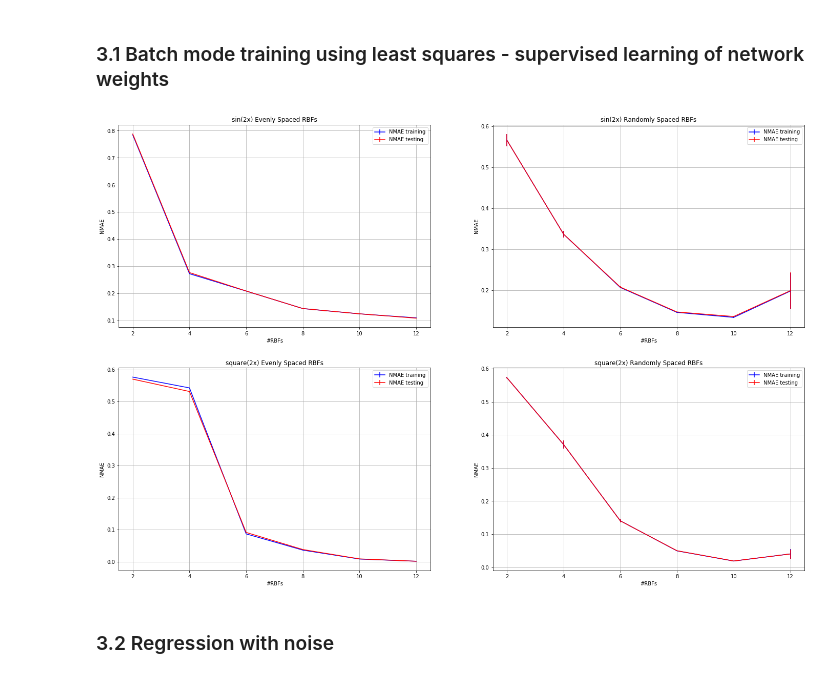
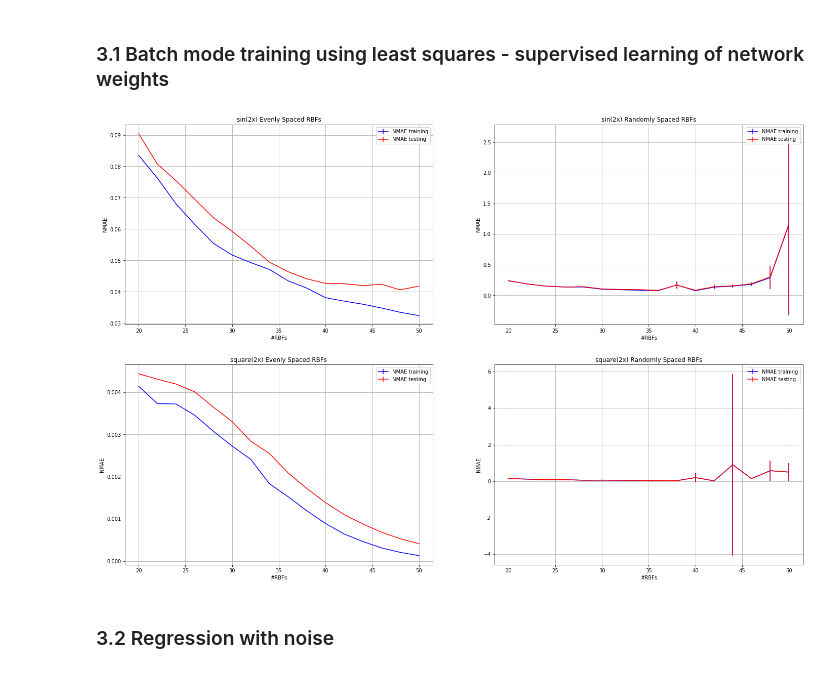
Before and after one commit to smallgreycreatures/DD2437, a Jupyter notebook: lab2/Assignmentpart1_3.1-2.ipynb, the cells around one changed output. Cells and saved outputs as stored; diff of their text form; code cells hidden in the pictures.

```diff
--- a/lab2/Assignmentpart1_3.1-2.ipynb
+++ b/lab2/Assignmentpart1_3.1-2.ipynb
@@ -127,9 +149,9 @@ def predict(x_s,mu_s,sigma,w):
 # %% [markdown]
 ### 3.1 Batch mode training using least squares - supervised learning of network weights
 # %%
-sigma = 1
-num_of_rbf = [2,4,6,8,10,12]
-repeat = 100
+sigma = 0.2
+num_of_rbf = [20,22,24,26,28,30,32,34,36,38,40,42,44,46,48,50]
+repeat = 10
 
 data_testing_es = np.zeros((repeat,len(num_of_rbf),2))
 data_testing_r = np.zeros((repeat,len(num_of_rbf),2))
@@ -176,34 +198,34 @@ ax2.errorbar(num_of_rbf,np.mean(data_testing_r[:,:,0],axis=0),yerr=np.var(data_t
 ax2.set_title('sin(2x) Randomly Spaced RBFs')
 ax2.set_xlabel('#RBFs')
 ax2.set_ylabel('NMAE')
 ax2.legend()
 ax2.grid(True)
 #ax2.set_xlim([2,12])
 #ax2.set_ylim([0,0.8])
 
 ax3.errorbar(num_of_rbf,np.mean(data_training_es[:,:,1],axis=0),yerr=np.var(data_training_es[:,:,1],axis=0),fmt='b',label='NMAE training')
 ax3.errorbar(num_of_rbf,np.mean(data_testing_es[:,:,1],axis=0),yerr=np.var(data_testing_es[:,:,1],axis=0),fmt='r',label='NMAE testing')
 ax3.set_title('square(2x) Evenly Spaced RBFs')
 ax3.set_xlabel('#RBFs')
 ax3.set_ylabel('NMAE')
 ax3.legend()
 ax3.grid(True)
 #ax3.set_xlim([2,12])
 #ax3.set_ylim([0,0.8])
 
 ax4.errorbar(num_of_rbf,np.mean(data_training_r[:,:,1],axis=0),yerr=np.var(data_training_r[:,:,1],axis=0),fmt='b',label='NMAE training')
 ax4.errorbar(num_of_rbf,np.mean(data_testing_r[:,:,1],axis=0),yerr=np.var(data_testing_r[:,:,1],axis=0),fmt='r',label='NMAE testing')
 ax4.set_title('square(2x) Randomly Spaced RBFs')
 ax4.set_xlabel('#RBFs')
 ax4.set_ylabel('NMAE')
 ax4.legend()
 ax4.grid(True)
 #ax4.set_xlim([2,12])
 #ax4.set_ylim([0,0.8])
 
 plt.show()
 # %% [output]
-[figure, old version]
+[figure, new version]
 # %% [markdown]
 ### 3.2 Regression with noise
 # %% [markdown]
```
Also changed, not shown: parts of 12 cells of this notebook.
